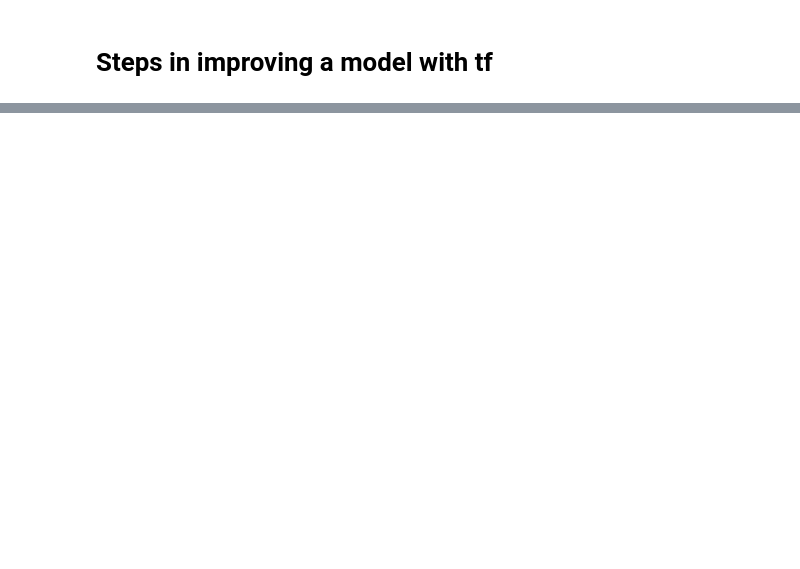
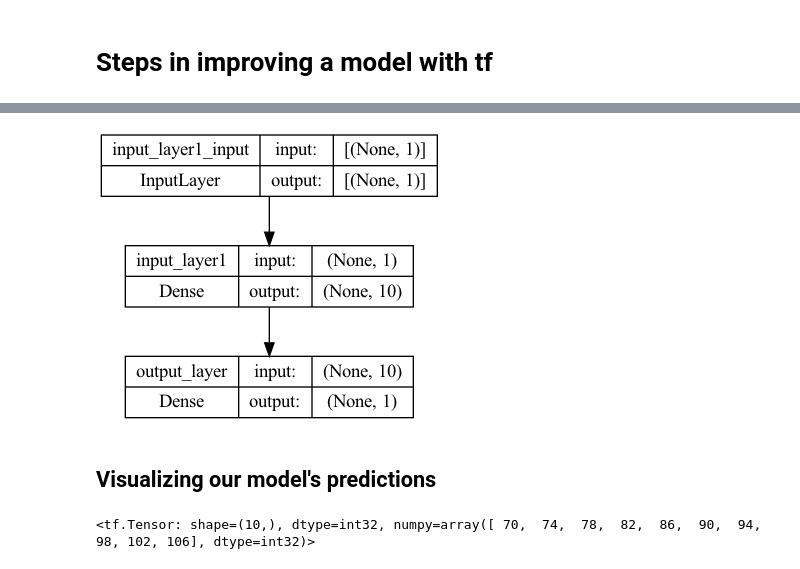
Before and after one commit to gky2017/Tensorflow_cert, a Jupyter notebook: tf_section3.ipynb, the cells around one changed output, grey strips where cells are left out. Saved outputs shown, nothing was run; the diff lists cells and outputs as text; code cells hidden in the pictures; blank space fills up the shorter version.

```diff
--- a/tf_section3.ipynb
+++ b/tf_section3.ipynb
@@ -122,0 +326,17 @@ array([[12.716021]], dtype=float32)
+# %%
+# Let's create a model which builds automatically bt defining the input_shape argument in the first layer
+
+tf.random.set_seed(42)
+# 1. Create a model
+model = tf.keras.Sequential([
+    tf.keras.layers.Dense(10, input_shape = [1], name = 'input_layer1'), # input_shape : 들어가는 데이터(위에선 1개)
+    tf.keras.layers.Dense(1, name = 'output_layer')
+], name = "model1")
+
+# 2. Complie a model
+model.compile(loss = tf.keras.losses.mae,
+             optimizer = tf.keras.optimizers.SGD(),
+             metrics=['mae'])
+
+# 3. Fit the model
+#model.fit(tf.expand_dims(x_train, axis = -1), y_train, epochs = 100)
@@ -122,0 +363,2 @@ array([[12.716021]], dtype=float32)
+# %%
+model.fit(x_train, y_train, epochs = 100, verbose = 1)
@@ -122,0 +402,12 @@ array([[12.716021]], dtype=float32)
+# %%
+from tensorflow.keras.utils import plot_model
+
+plot_model(model = model, show_shapes = True)
+# %% [output]
+[figure, added]
+# %% [markdown]
+## Visualizing our model's predictions
+# %%
+y_test
+# %% [output]
+<tf.Tensor: shape=(10,), dtype=int32, numpy=array([ 70,  74,  78,  82,  86,  90,  94,  98, 102, 106], dtype=int32)>
```
Also changed, not shown: parts of 54 cells of this notebook.
